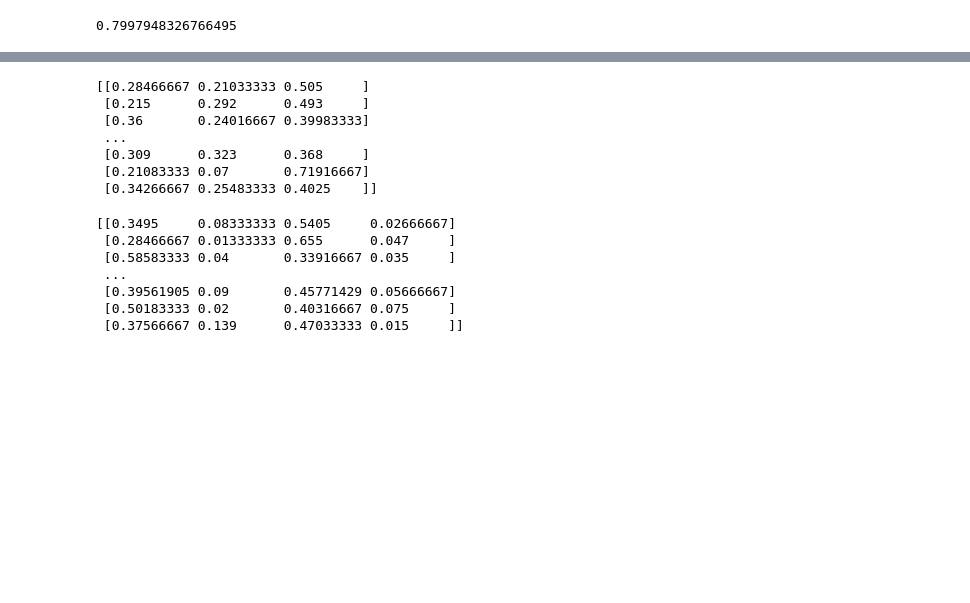
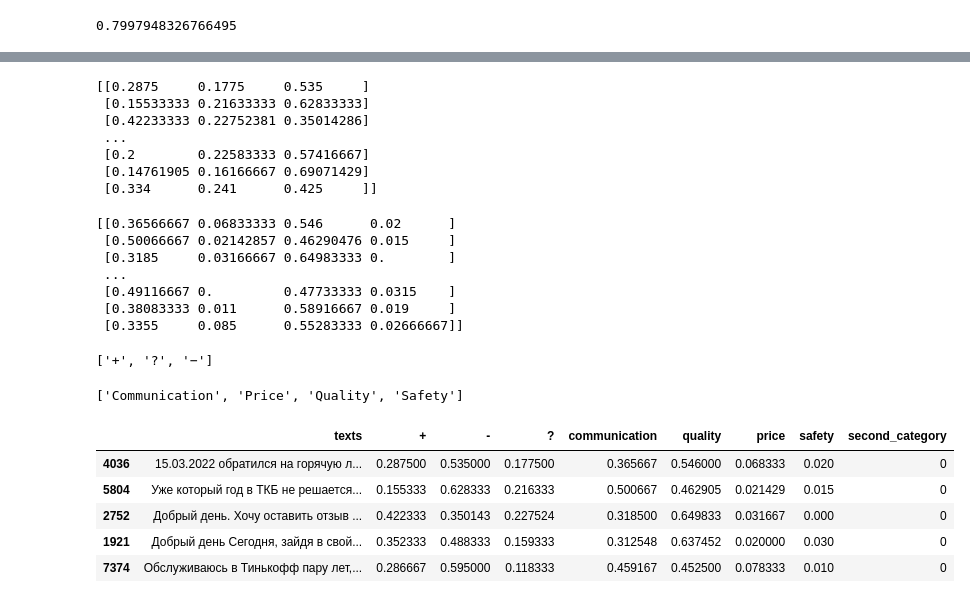
Before and after one commit to thenromanov/FeedbackSentimentModel, a Jupyter notebook: FeedbackSentimentModel.ipynb, the cells around one changed output, grey strips where cells are left out. Saved outputs shown, nothing was run; the diff lists cells and outputs as text; code cells hidden in the pictures; blank space fills up the shorter version.

```diff
--- a/FeedbackSentimentModel.ipynb
+++ b/FeedbackSentimentModel.ipynb
@@ -368,7 +368,7 @@ roc_auc_score(category_val_y.to_numpy(), word2vec_forest_category_pred_proba_y,
 # %% [output]
 0.7997948326766495
 # %%
-test_data_path = data_path + '1sentencenewtest.csv'
-test_data = pd.read_csv(test_data_path)
+test_data_path = data_path + 'new_test.csv'
+test_data = pd.read_csv(test_data_path, index_col=0)
 # %%
-test_X = test_data['0']
+test_X = test_data['texts']
@@ -377,22 +386,42 @@ test_sentiment_y = pipe_word2vec_forest_sentiment.predict_proba(test_X)
 # %%
 print(test_sentiment_y)
 # %% [output]
-[[0.28466667 0.21033333 0.505     ]
- [0.215      0.292      0.493     ]
- [0.36       0.24016667 0.39983333]
+[[0.2875     0.1775     0.535     ]
+ [0.15533333 0.21633333 0.62833333]
+ [0.42233333 0.22752381 0.35014286]
  ...
- [0.309      0.323      0.368     ]
- [0.21083333 0.07       0.71916667]
- [0.34266667 0.25483333 0.4025    ]]
+ [0.2        0.22583333 0.57416667]
+ [0.14761905 0.16166667 0.69071429]
+ [0.334      0.241      0.425     ]]
 # %%
 test_category_y = pipe_word2vec_forest_category.predict_proba(test_X)
 # %%
 print(test_category_y)
 # %% [output]
-[[0.3495     0.08333333 0.5405     0.02666667]
- [0.28466667 0.01333333 0.655      0.047     ]
- [0.58583333 0.04       0.33916667 0.035     ]
+[[0.36566667 0.06833333 0.546      0.02      ]
+ [0.50066667 0.02142857 0.46290476 0.015     ]
+ [0.3185     0.03166667 0.64983333 0.        ]
  ...
- [0.39561905 0.09       0.45771429 0.05666667]
- [0.50183333 0.02       0.40316667 0.075     ]
- [0.37566667 0.139      0.47033333 0.015     ]]
+ [0.49116667 0.         0.47733333 0.0315    ]
+ [0.38083333 0.011      0.58916667 0.019     ]
+ [0.3355     0.085      0.55283333 0.02666667]]
+# %%
+sentiment_classes = pipe_word2vec_forest_sentiment.classes_.tolist()
+print(sentiment_classes)
+# %% [output]
+['+', '?', '−']
+# %%
+category_classes = pipe_word2vec_forest_category.classes_.tolist()
+print(category_classes)
+# %% [output]
+['Communication', 'Price', 'Quality', 'Safety']
+# %%
+test_frame = pd.DataFrame({'texts' : test_X, '+' : test_sentiment_y[:, sentiment_classes.index('+')], '-' : test_sentiment_y[:, sentiment_classes.index('−')], '?' : test_sentiment_y[:, sentiment_classes.index('?')], 'communication' : test_category_y[:, category_classes.index('Communication')], 'quality' : test_category_y[:, category_classes.index('Quality')], 'price' : test_category_y[:, category_classes.index('Price')], 'safety' : test_category_y[:, category_classes.index('Safety')], 'second_category' : 0})
+test_frame.head()
+# %% [output]
+|  | texts | + | - | ? | communication | quality | price | safety | second_category |
+| 4036 | 15.03.2022 обратился на горячую л... | 0.287500 | 0.535000 | 0.177500 | 0.365667 | 0.546000 | 0.068333 | 0.020 | 0 |
+| 5804 | Уже который год в ТКБ не решается... | 0.155333 | 0.628333 | 0.216333 | 0.500667 | 0.462905 | 0.021429 | 0.015 | 0 |
+| 2752 | Добрый день. Хочу оставить отзыв ... | 0.422333 | 0.350143 | 0.227524 | 0.318500 | 0.649833 | 0.031667 | 0.000 | 0 |
+| 1921 | Добрый день Сегодня, зайдя в свой... | 0.352333 | 0.488333 | 0.159333 | 0.312548 | 0.637452 | 0.020000 | 0.030 | 0 |
+| 7374 | Обслуживаюсь в Тинькофф пару лет,... | 0.286667 | 0.595000 | 0.118333 | 0.459167 | 0.452500 | 0.078333 | 0.010 | 0 |
```
Also changed, not shown: parts of 2 cells of this notebook.
